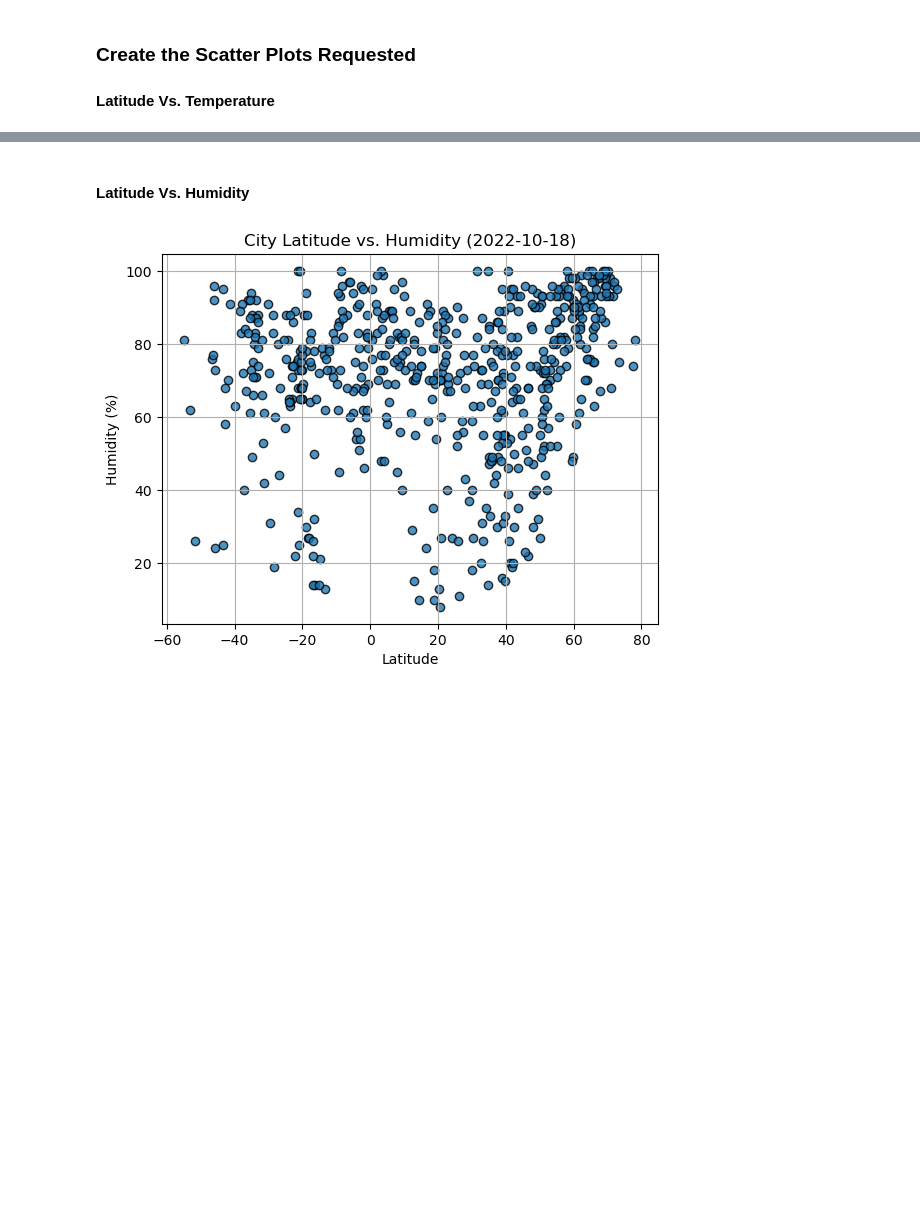
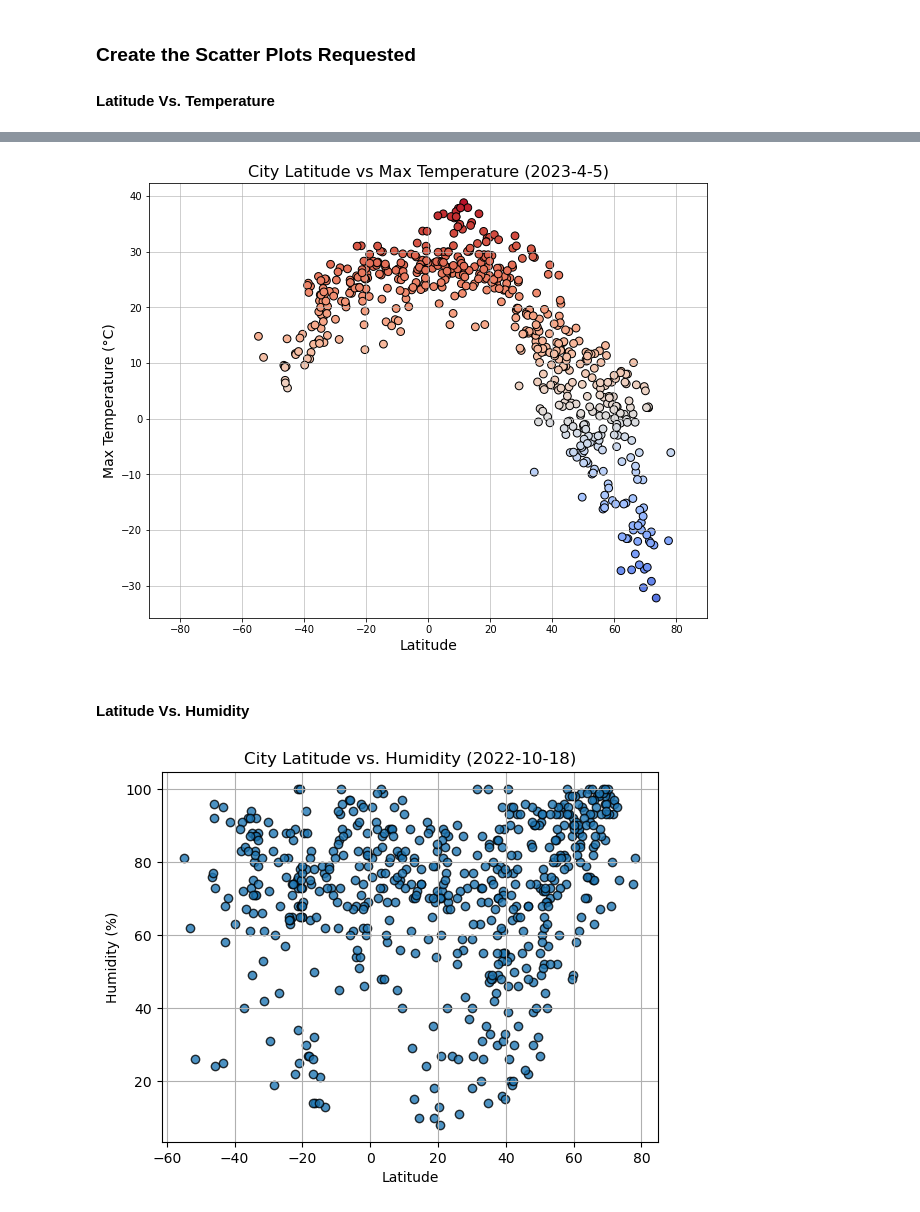
Before and after one commit to zachaa/python-api-challenge, a Jupyter notebook: WeatherPy.ipynb, the cells around one changed output, grey strips where cells are left out. Cells and saved outputs as stored; diff of their text form; code cells hidden in the pictures; blank space fills up the shorter version.

```diff
--- a/WeatherPy.ipynb
+++ b/WeatherPy.ipynb
@@ -259,3 +199,19 @@ plt.show()
+# %%
+# Build scatter plot for latitude vs. temperature
+y_values = city_data_df["Max Temp"]
+fig, ax = plt.subplots(figsize=(10, 8))
+ax.scatter(city_data_df["Lat"], y_values, s=60, edgecolors='k',
+           c=y_values, cmap="coolwarm", vmin=-40, vmax=40)
+ax.set_title("City Latitude vs Max Temperature (2023-4-5)", fontsize=16)
+ax.set_xlabel("Latitude", fontsize = 14)
+ax.set_ylabel("Max Temperature (°C)", fontsize = 14)
+ax.set_xlim(-90, 90)
+ax.grid(alpha=0.75)
+
+# plt.savefig("output_data/WeatherPy_Lat_v_Temp.png")
+plt.show()
+# %% [output]
+[figure, added]
 # %% [markdown]
 #### Latitude Vs. Humidity
 # %%
```
Also changed, not shown: parts of 9 cells of this notebook, 1 other file.
